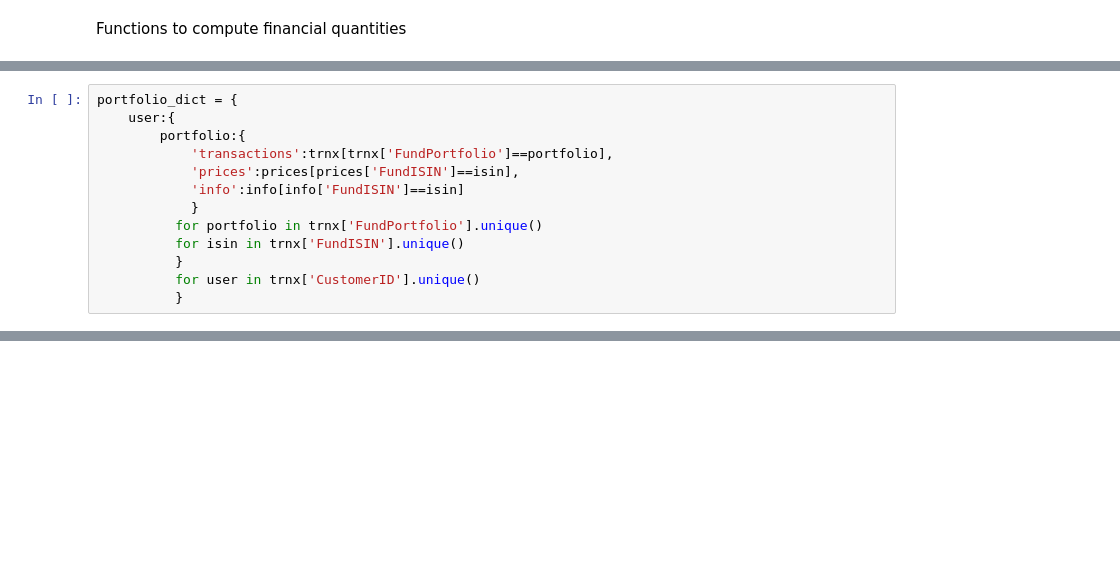
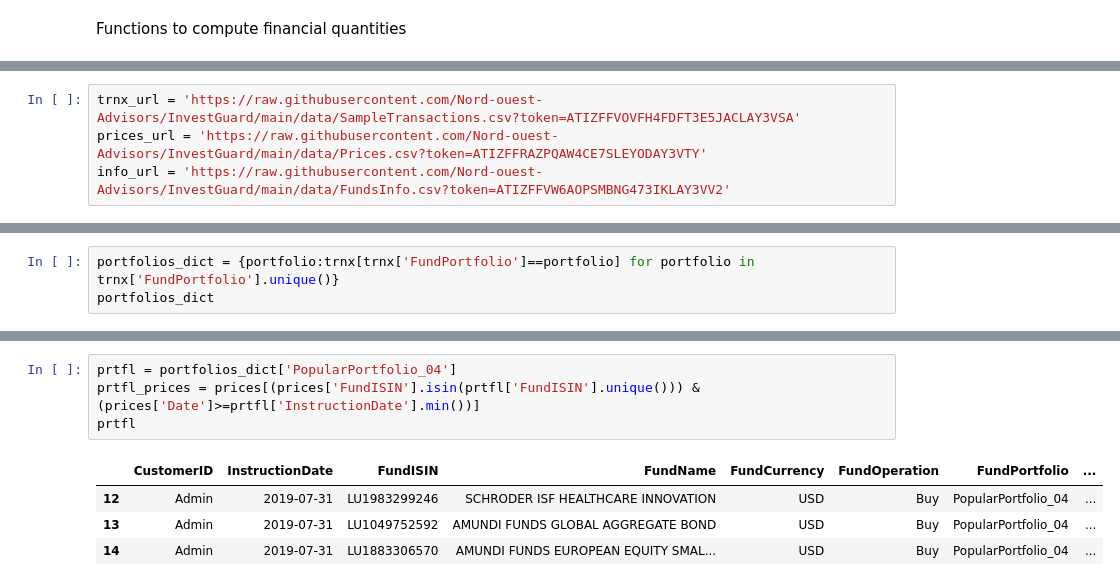
Before and after one commit to Nord-ouest-Advisors/InvestGuard, a Jupyter notebook: InvestGuard.ipynb, the cells around one changed output, grey strips where cells are left out. Drawn from its saved outputs; the diff is of its cells as text; blank space fills up the shorter version.

```diff
--- a/InvestGuard.ipynb
+++ b/InvestGuard.ipynb
@@ -79,13 +189,0 @@ def cumulative_returns_v2(data):
-# %%
-portfolio_dict = {
-    user:{
-        portfolio:{
-            'transactions':trnx[trnx['FundPortfolio']==portfolio],
-            'prices':prices[prices['FundISIN']==isin],
-            'info':info[info['FundISIN']==isin]
-            }
-          for portfolio in trnx['FundPortfolio'].unique()
-          for isin in trnx['FundISIN'].unique()
-          }
-          for user in trnx['CustomerID'].unique()
-          }
@@ -114,0 +190,4 @@ ax = ((1+df['FundNAV'].pct_change()).cumprod()-1).plot(figsize=(12,8), legend=Tr
+# %%
+trnx_url = 'https://raw.githubusercontent.com/Nord-ouest-Advisors/InvestGuard/main/data/SampleTransactions.csv?token=ATIZFFVOVFH4FDFT3E5JACLAY3VSA'
+prices_url = 'https://raw.githubusercontent.com/Nord-ouest-Advisors/InvestGuard/main/data/Prices.csv?token=ATIZFFRAZPQAW4CE7SLEYODAY3VTY'
+info_url = 'https://raw.githubusercontent.com/Nord-ouest-Advisors/InvestGuard/main/data/FundsInfo.csv?token=ATIZFFVW6AOPSMBNG473IKLAY3VV2'
@@ -114,0 +227,3 @@ ax = ((1+df['FundNAV'].pct_change()).cumprod()-1).plot(figsize=(12,8), legend=Tr
+# %%
+portfolios_dict = {portfolio:trnx[trnx['FundPortfolio']==portfolio] for portfolio in trnx['FundPortfolio'].unique()}
+portfolios_dict
@@ -114,0 +248,9 @@ ax = ((1+df['FundNAV'].pct_change()).cumprod()-1).plot(figsize=(12,8), legend=Tr
+# %%
+prtfl = portfolios_dict['PopularPortfolio_04']
+prtfl_prices = prices[(prices['FundISIN'].isin(prtfl['FundISIN'].unique())) & (prices['Date']>=prtfl['InstructionDate'].min())]
+prtfl
+# %% [output]
+|  | CustomerID | InstructionDate | FundISIN | FundName | FundCurrency | FundOperation | FundPortfolio | ... |
+| 12 | Admin | 2019-07-31 | LU1983299246 | SCHRODER ISF HEALTHCARE INNOVATION | USD | Buy | PopularPortfolio_04 | ... |
+| 13 | Admin | 2019-07-31 | LU1049752592 | AMUNDI FUNDS GLOBAL AGGREGATE BOND | USD | Buy | PopularPortfolio_04 | ... |
+| 14 | Admin | 2019-07-31 | LU1883306570 | AMUNDI FUNDS EUROPEAN EQUITY SMAL... | USD | Buy | PopularPortfolio_04 | ... |
```
Also changed, not shown: parts of 13 cells of this notebook.
